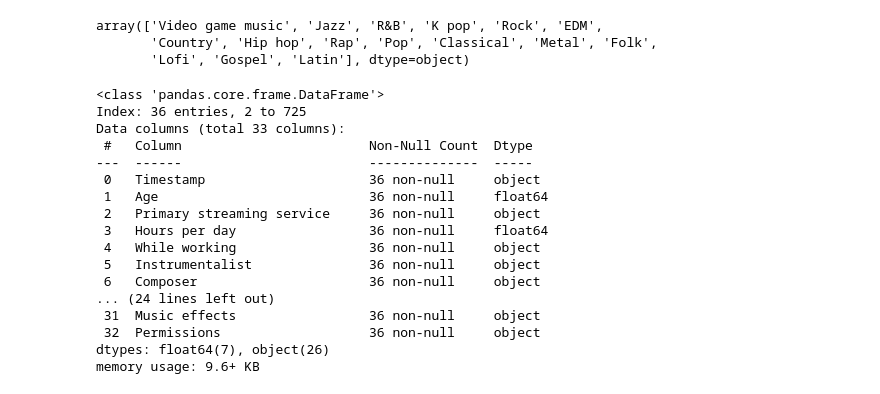
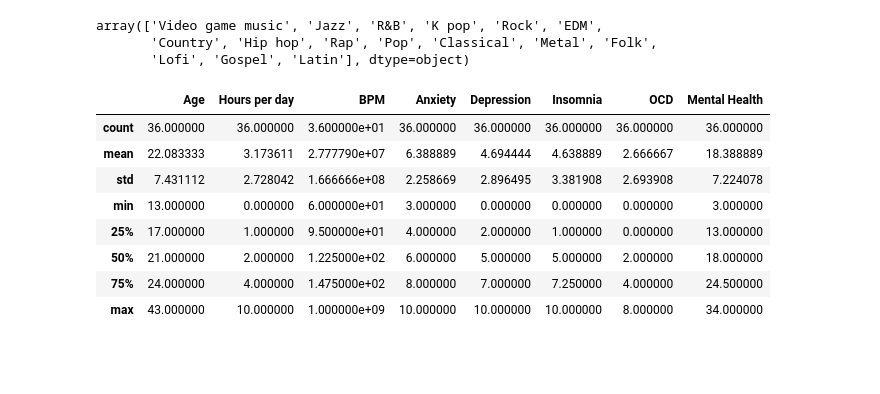
Before and after one commit to pkarey/project-1, a Jupyter notebook: working_code.ipynb, the cells around one changed output. Saved outputs shown, nothing was run; the diff lists cells and outputs as text; code cells hidden in the pictures; blank space fills up the shorter version.

```diff
--- a/working_code.ipynb
+++ b/working_code.ipynb
@@ -79,39 +80,31 @@ array(['Video game music', 'Jazz', 'R&B', 'K pop', 'Rock', 'EDM',
 # %%
 fav_genre = music.groupby('Fav genre')
 
 video_game = fav_genre.get_group('Video game music')
 jazz = fav_genre.get_group('Jazz')
 rnb = fav_genre.get_group('R&B')
 k_pop = fav_genre.get_group('K pop')
 rock = fav_genre.get_group('Rock')
 edm = fav_genre.get_group('EDM')
 country = fav_genre.get_group('Country')
 hip_hop = fav_genre.get_group('Hip hop')
 rap = fav_genre.get_group('Rap')
 pop = fav_genre.get_group('Pop')
 classical = fav_genre.get_group('Classical')
 metal = fav_genre.get_group('Metal')
 folk = fav_genre.get_group('Folk')
 lofi = fav_genre.get_group('Lofi')
 gospel = fav_genre.get_group('Gospel')
 latin = fav_genre.get_group('Latin')
 
-video_game.info()
+video_game.describe()
 # %% [output]
-<class 'pandas.core.frame.DataFrame'>
-Index: 36 entries, 2 to 725
-Data columns (total 33 columns):
- #   Column                        Non-Null Count  Dtype
----  ------                        --------------  -----
- 0   Timestamp                     36 non-null     object
- 1   Age                           36 non-null     float64
- 2   Primary streaming service     36 non-null     object
- 3   Hours per day                 36 non-null     float64
- 4   While working                 36 non-null     object
- 5   Instrumentalist               36 non-null     object
- 6   Composer                      36 non-null     object
-... (24 lines left out)
- 31  Music effects                 36 non-null     object
- 32  Permissions                   36 non-null     object
-dtypes: float64(7), object(26)
-memory usage: 9.6+ KB
+|  | Age | Hours per day | BPM | Anxiety | Depression | Insomnia | OCD | Mental Health |
+| count | 36.000000 | 36.000000 | 3.600000e+01 | 36.000000 | 36.000000 | 36.000000 | 36.000000 | 36.000000 |
+| mean | 22.083333 | 3.173611 | 2.777790e+07 | 6.388889 | 4.694444 | 4.638889 | 2.666667 | 18.388889 |
+| std | 7.431112 | 2.728042 | 1.666666e+08 | 2.258669 | 2.896495 | 3.381908 | 2.693908 | 7.224078 |
+| min | 13.000000 | 0.000000 | 6.000000e+01 | 3.000000 | 0.000000 | 0.000000 | 0.000000 | 3.000000 |
+| 25% | 17.000000 | 1.000000 | 9.500000e+01 | 4.000000 | 2.000000 | 1.000000 | 0.000000 | 13.000000 |
+| 50% | 21.000000 | 2.000000 | 1.225000e+02 | 6.000000 | 5.000000 | 5.000000 | 2.000000 | 18.000000 |
+| 75% | 24.000000 | 4.000000 | 1.475000e+02 | 8.000000 | 7.000000 | 7.250000 | 4.000000 | 24.500000 |
+| max | 43.000000 | 10.000000 | 1.000000e+09 | 10.000000 | 10.000000 | 10.000000 | 8.000000 | 34.000000 |
```
Also changed, not shown: parts of 6 cells of this notebook.
